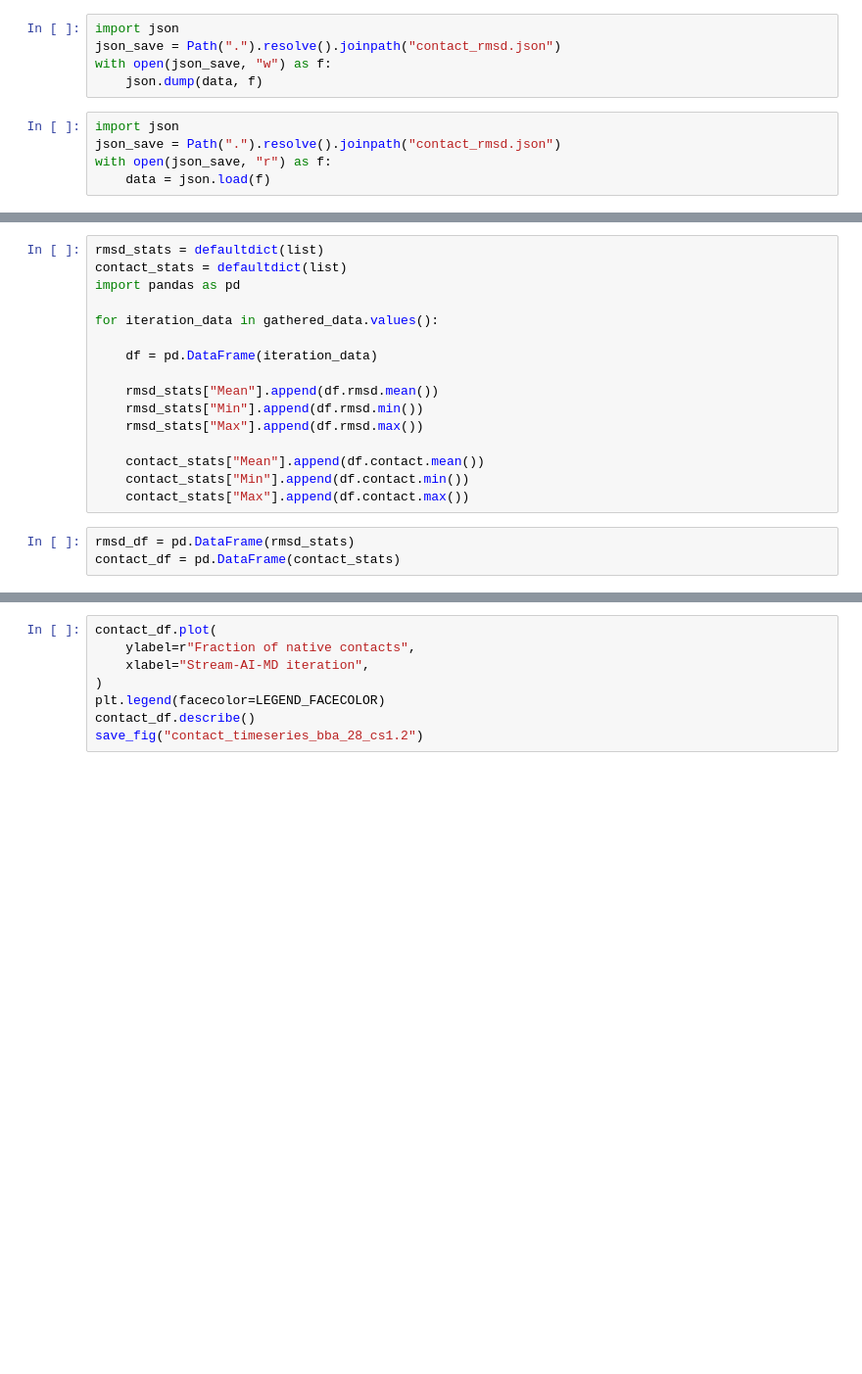
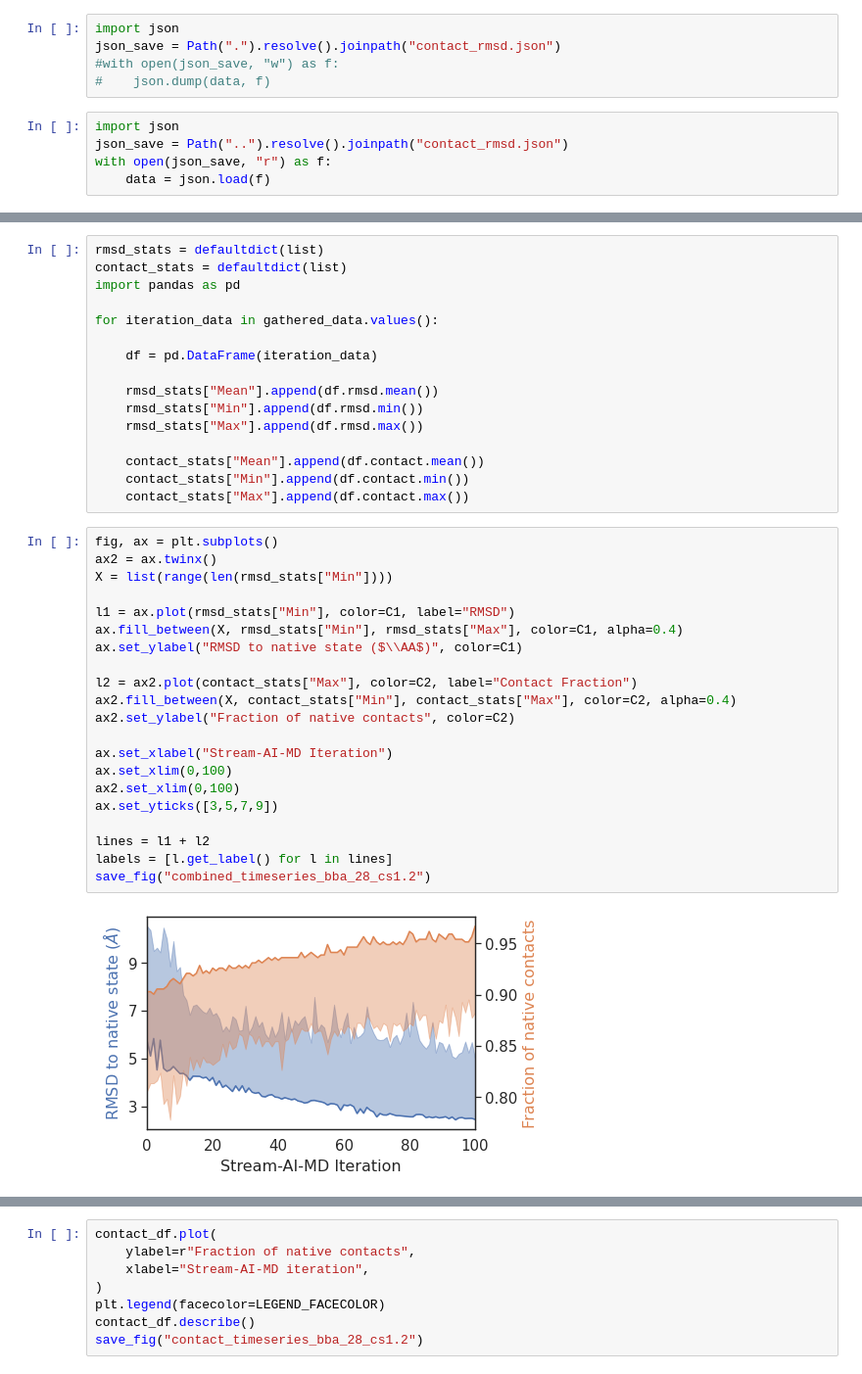
Before and after one commit to braceal/PASC21-Stream-AI-MD, a Jupyter notebook: alex.ipynb, the cells around one changed output, grey strips where cells are left out. Shown at 98% size. Drawn from its saved outputs; the diff is of its cells as text; blank space fills up the shorter version.

```diff
--- a/alex.ipynb
+++ b/alex.ipynb
@@ -17,11 +17,11 @@ data = analyze_md_runs(
 # %%
 import json
 json_save = Path(".").resolve().joinpath("contact_rmsd.json")
-with open(json_save, "w") as f:
-    json.dump(data, f)
+#with open(json_save, "w") as f:
+#    json.dump(data, f)
 # %%
 import json
-json_save = Path(".").resolve().joinpath("contact_rmsd.json")
+json_save = Path("..").resolve().joinpath("contact_rmsd.json")
 with open(json_save, "r") as f:
     data = json.load(f)
 # %%
@@ -52,7 +52,27 @@ for iteration_data in gathered_data.values():
     contact_stats["Mean"].append(df.contact.mean())
     contact_stats["Min"].append(df.contact.min())
     contact_stats["Max"].append(df.contact.max())
-# %%
-rmsd_df = pd.DataFrame(rmsd_stats)
-contact_df = pd.DataFrame(contact_stats)
+# %%
+fig, ax = plt.subplots()
+ax2 = ax.twinx()
+X = list(range(len(rmsd_stats["Min"])))
+
+l1 = ax.plot(rmsd_stats["Min"], color=C1, label="RMSD")
+ax.fill_between(X, rmsd_stats["Min"], rmsd_stats["Max"], color=C1, alpha=0.4)
+ax.set_ylabel("RMSD to native state ($\\AA$)", color=C1)
+
+l2 = ax2.plot(contact_stats["Max"], color=C2, label="Contact Fraction")
+ax2.fill_between(X, contact_stats["Min"], contact_stats["Max"], color=C2, alpha=0.4)
+ax2.set_ylabel("Fraction of native contacts", color=C2)
+
+ax.set_xlabel("Stream-AI-MD Iteration")
+ax.set_xlim(0,100)
+ax2.set_xlim(0,100)
+ax.set_yticks([3,5,7,9])
+
+lines = l1 + l2
+labels = [l.get_label() for l in lines]
+save_fig("combined_timeseries_bba_28_cs1.2")
+# %% [output]
+[figure, added]
 # %%
```
Also changed, not shown: parts of 1 cell of this notebook, 7 other files.
